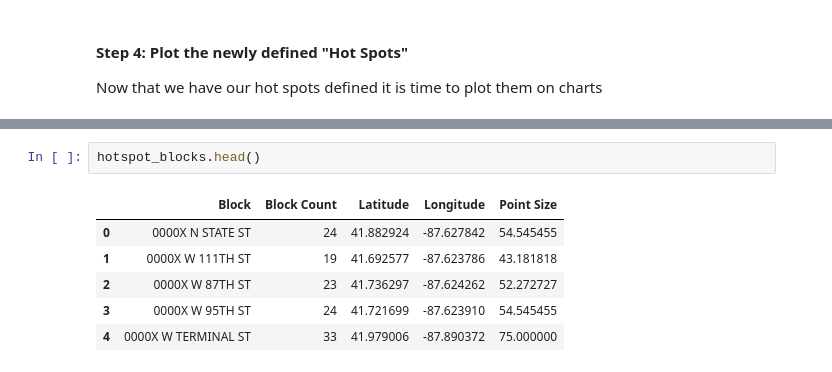
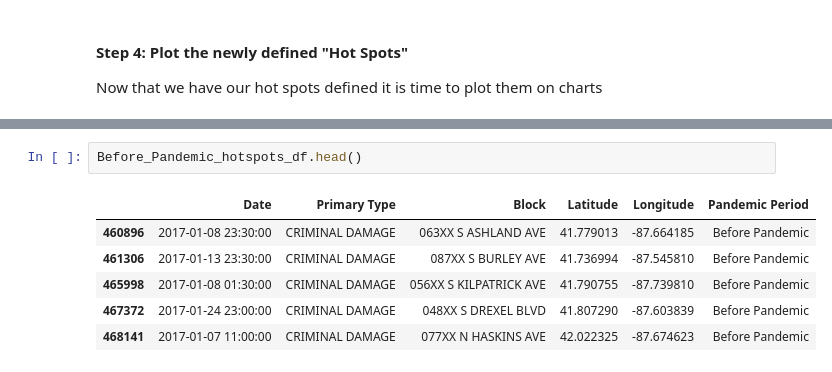
Before and after one commit to QJones76/team-project-1, a Jupyter notebook: branch_analysis.ipynb, the cells around one changed output, grey strips where cells are left out. Saved outputs shown, nothing was run; the diff lists cells and outputs as text.

```diff
--- a/branch_analysis.ipynb
+++ b/branch_analysis.ipynb
@@ -450,9 +482,9 @@ Mapping Chicago Hotspots for Assault Incidents After Pandemic
 # %%
-hotspot_blocks.head()
+Before_Pandemic_hotspots_df.head()
 # %% [output]
-|  | Block | Block Count | Latitude | Longitude | Point Size |
-| 0 | 0000X N STATE ST | 24 | 41.882924 | -87.627842 | 54.545455 |
-| 1 | 0000X W 111TH ST | 19 | 41.692577 | -87.623786 | 43.181818 |
-| 2 | 0000X W 87TH ST | 23 | 41.736297 | -87.624262 | 52.272727 |
-| 3 | 0000X W 95TH ST | 24 | 41.721699 | -87.623910 | 54.545455 |
-| 4 | 0000X W TERMINAL ST | 33 | 41.979006 | -87.890372 | 75.000000 |
+|  | Date | Primary Type | Block | Latitude | Longitude | Pandemic Period |
+| 460896 | 2017-01-08 23:30:00 | CRIMINAL DAMAGE | 063XX S ASHLAND AVE | 41.779013 | -87.664185 | Before Pandemic |
+| 461306 | 2017-01-13 23:30:00 | CRIMINAL DAMAGE | 087XX S BURLEY AVE | 41.736994 | -87.545810 | Before Pandemic |
+| 465998 | 2017-01-08 01:30:00 | CRIMINAL DAMAGE | 056XX S KILPATRICK AVE | 41.790755 | -87.739810 | Before Pandemic |
+| 467372 | 2017-01-24 23:00:00 | CRIMINAL DAMAGE | 048XX S DREXEL BLVD | 41.807290 | -87.603839 | Before Pandemic |
+| 468141 | 2017-01-07 11:00:00 | CRIMINAL DAMAGE | 077XX N HASKINS AVE | 42.022325 | -87.674623 | Before Pandemic |
```
Also changed, not shown: parts of 14 cells of this notebook, 3 other files.
